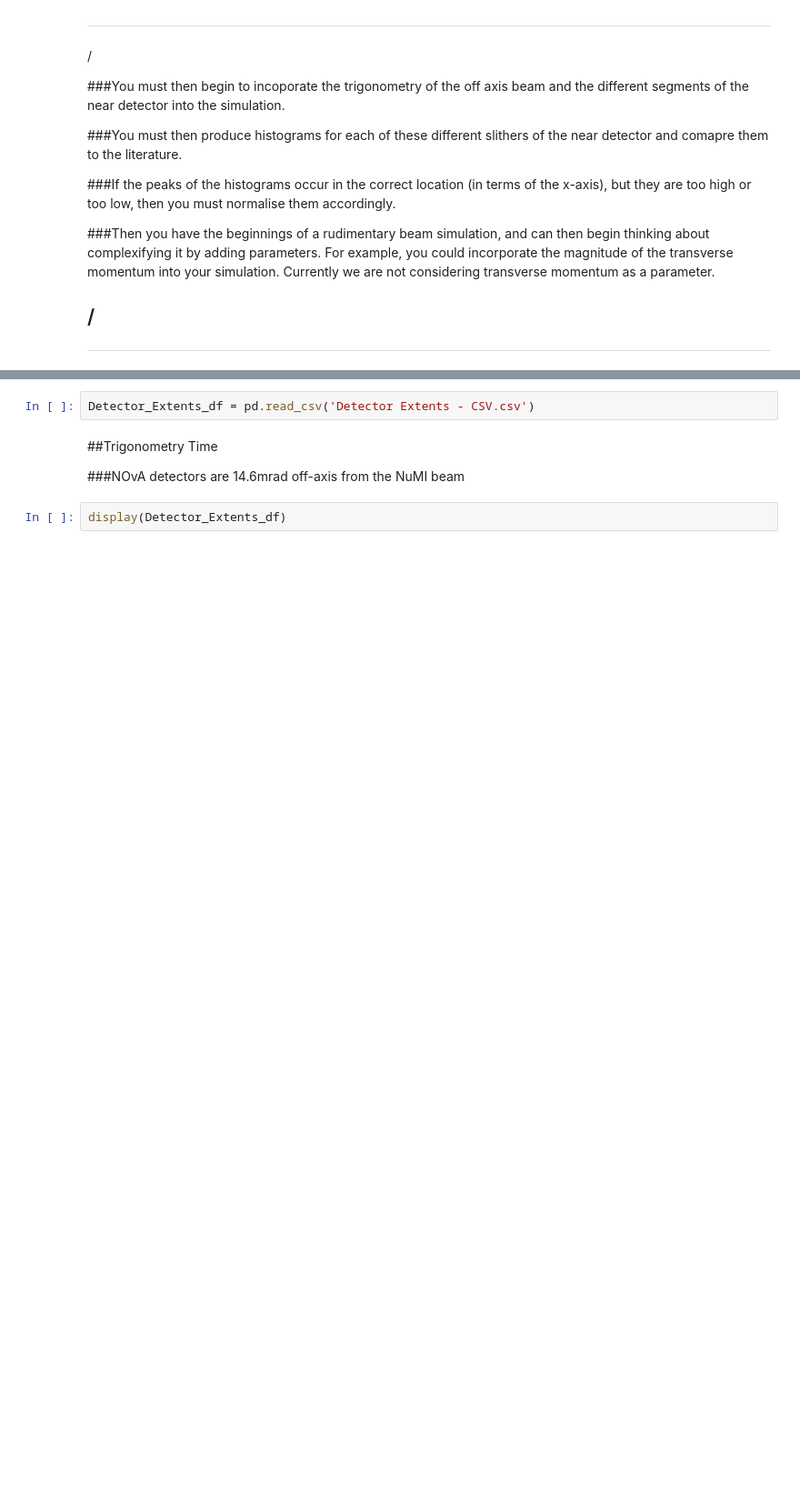
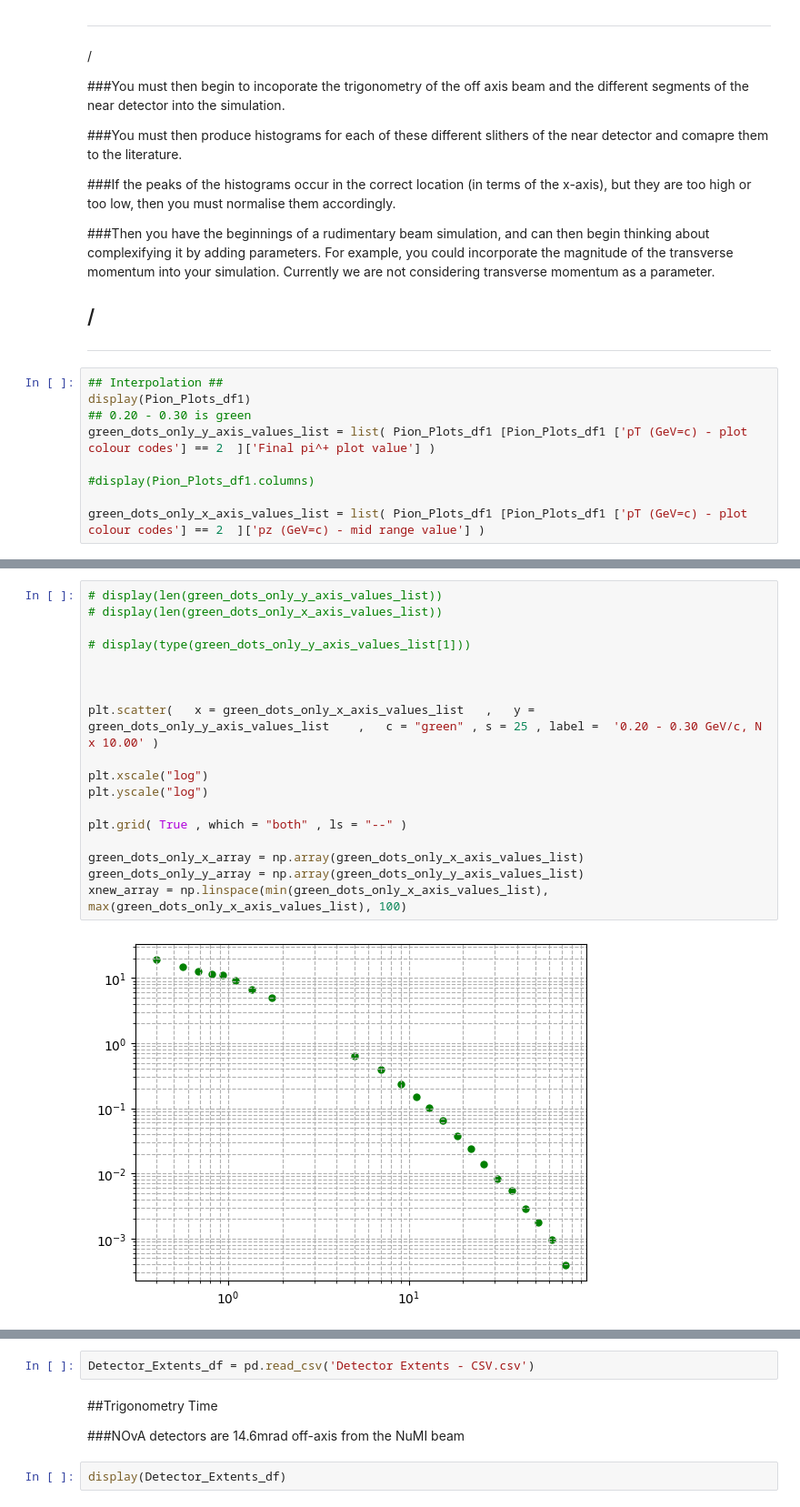
Before and after one commit to MrD0balina/Fourth-Year-Project---Neutrino-Oscillations, a Jupyter notebook: Week_7_Finalising_Pion_Weighting_AND_applying_trig_to_different_parts_of_detector.ipynb, the cells around one changed output, grey strips where cells are left out. Shown at 91% size. Drawn from its saved outputs; the diff is of its cells as text; blank space fills up the shorter version.

```diff
--- a/Week_7_Finalising_Pion_Weighting_AND_applying_trig_to_different_parts_of_detector.ipynb
+++ b/Week_7_Finalising_Pion_Weighting_AND_applying_trig_to_different_parts_of_detector.ipynb
@@ -856,3 +1028,12 @@ plt.show()
 /
 -----------------------------------------------------------------------
 -----------------------------------------------------------------------
+# %%
+## Interpolation ##
+display(Pion_Plots_df1)
+## 0.20 - 0.30 is green
+green_dots_only_y_axis_values_list = list( Pion_Plots_df1 [Pion_Plots_df1 ['pT (GeV=c) - plot colour codes'] == 2  ]['Final pi^+ plot value'] )
+
+#display(Pion_Plots_df1.columns)
+
+green_dots_only_x_axis_values_list = list( Pion_Plots_df1 [Pion_Plots_df1 ['pT (GeV=c) - plot colour codes'] == 2  ]['pz (GeV=c) - mid range value'] )
@@ -858,0 +1078,20 @@ plt.show()
+# %%
+# display(len(green_dots_only_y_axis_values_list))
+# display(len(green_dots_only_x_axis_values_list))
+
+# display(type(green_dots_only_y_axis_values_list[1]))
+
+
+
+plt.scatter(   x = green_dots_only_x_axis_values_list   ,   y = green_dots_only_y_axis_values_list    ,   c = "green" , s = 25 , label =  '0.20 - 0.30 GeV/c, N x 10.00' )
+
+plt.xscale("log")
+plt.yscale("log")
+
+plt.grid( True , which = "both" , ls = "--" )
+
+green_dots_only_x_array = np.array(green_dots_only_x_axis_values_list)
+green_dots_only_y_array = np.array(green_dots_only_y_axis_values_list)
+xnew_array = np.linspace(min(green_dots_only_x_axis_values_list), max(green_dots_only_x_axis_values_list), 100)
+# %% [output]
+[figure, added]
```
Also changed, not shown: parts of 31 cells of this notebook.
